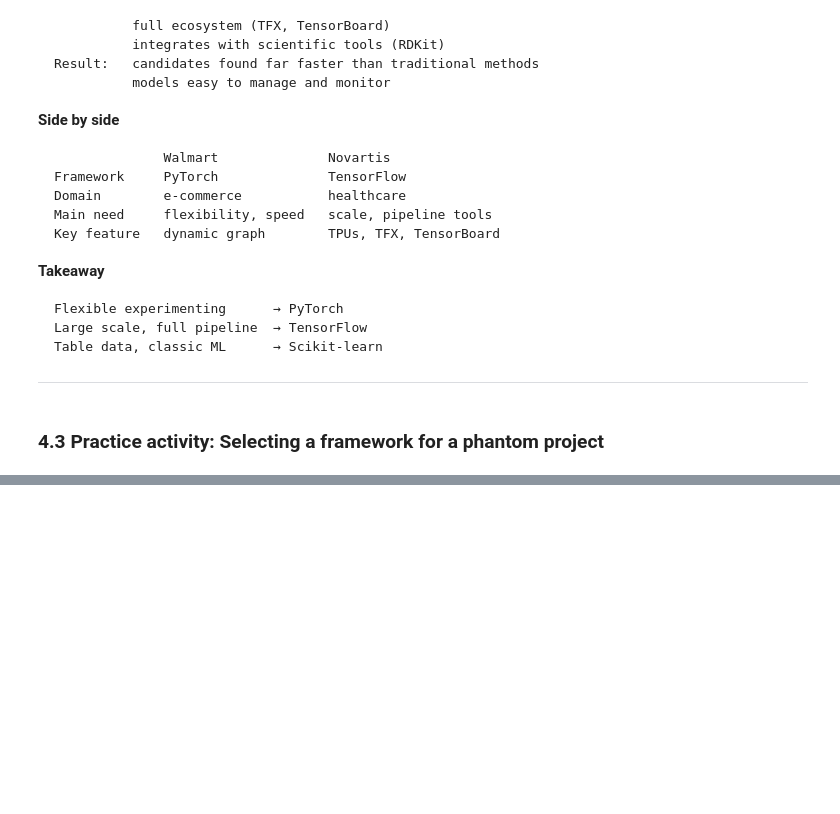
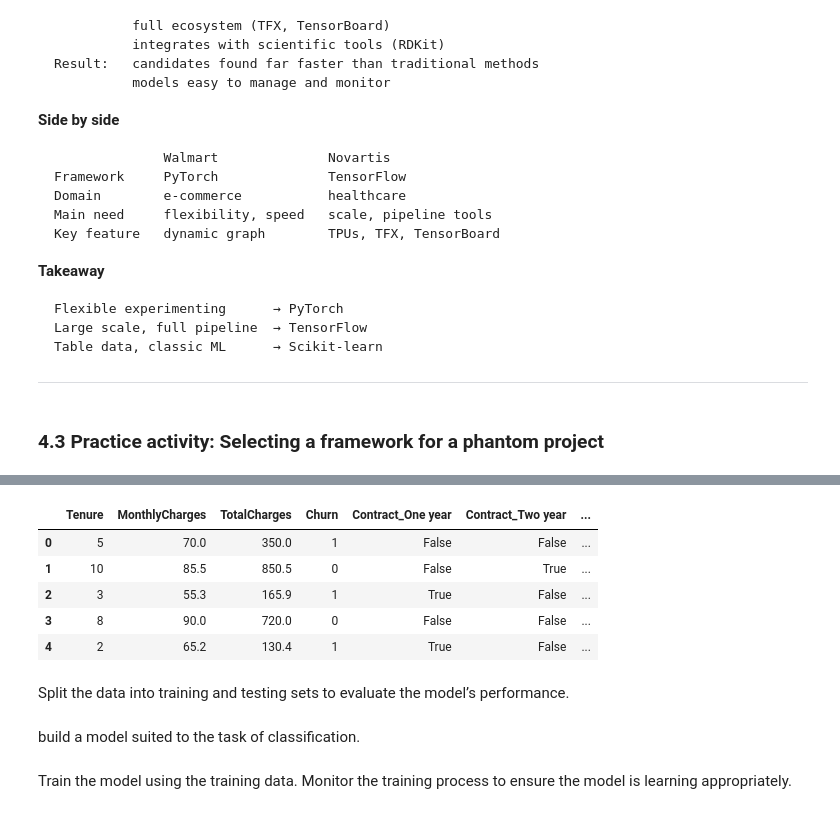
Before and after one commit to Eakempreet/microsoft-ai-ml-engineering, a Jupyter notebook: 01-foundations-of-ai-ml/module_3/ ML_frameworks_and_libraries.ipynb, the cells around one changed output, grey strips where cells are left out. Saved outputs shown, nothing was run; the diff lists cells and outputs as text; code cells hidden in the pictures; blank space fills up the shorter version.

Commit message:
Implementing the model for business deployment

```diff
--- a/01-foundations-of-ai-ml/module_3/ ML_frameworks_and_libraries.ipynb
+++ b/01-foundations-of-ai-ml/module_3/ ML_frameworks_and_libraries.ipynb
@@ -1756,0 +1841,4 @@ PyTorch is more flexible for rapid experimentation. This is acceptable because a
+# %%
+data = data.drop(columns="CustomerID")
+data = data.dropna() # drop the missing rows but here there are none
+data
@@ -1756,0 +1876,12 @@ PyTorch is more flexible for rapid experimentation. This is acceptable because a
+# %%
+data = pd.get_dummies(data, drop_first=True)
+data
+# %% [output]
+|  | Tenure | MonthlyCharges | TotalCharges | Churn | Contract_One year | Contract_Two year | ... |
+| 0 | 5 | 70.0 | 350.0 | 1 | False | False | ... |
+| 1 | 10 | 85.5 | 850.5 | 0 | False | True | ... |
+| 2 | 3 | 55.3 | 165.9 | 1 | True | False | ... |
+| 3 | 8 | 90.0 | 720.0 | 0 | False | False | ... |
+| 4 | 2 | 65.2 | 130.4 | 1 | True | False | ... |
+# %% [markdown]
+Split the data into training and testing sets to evaluate the model’s performance.
@@ -1756,0 +1896,2 @@ PyTorch is more flexible for rapid experimentation. This is acceptable because a
+# %% [markdown]
+build a model suited to the task of classification.
@@ -1756,0 +1901,2 @@ PyTorch is more flexible for rapid experimentation. This is acceptable because a
+# %% [markdown]
+Train the model using the training data. Monitor the training process to ensure the model is learning appropriately.
```
Also changed, not shown: parts of 19 cells of this notebook, 1 other file.
